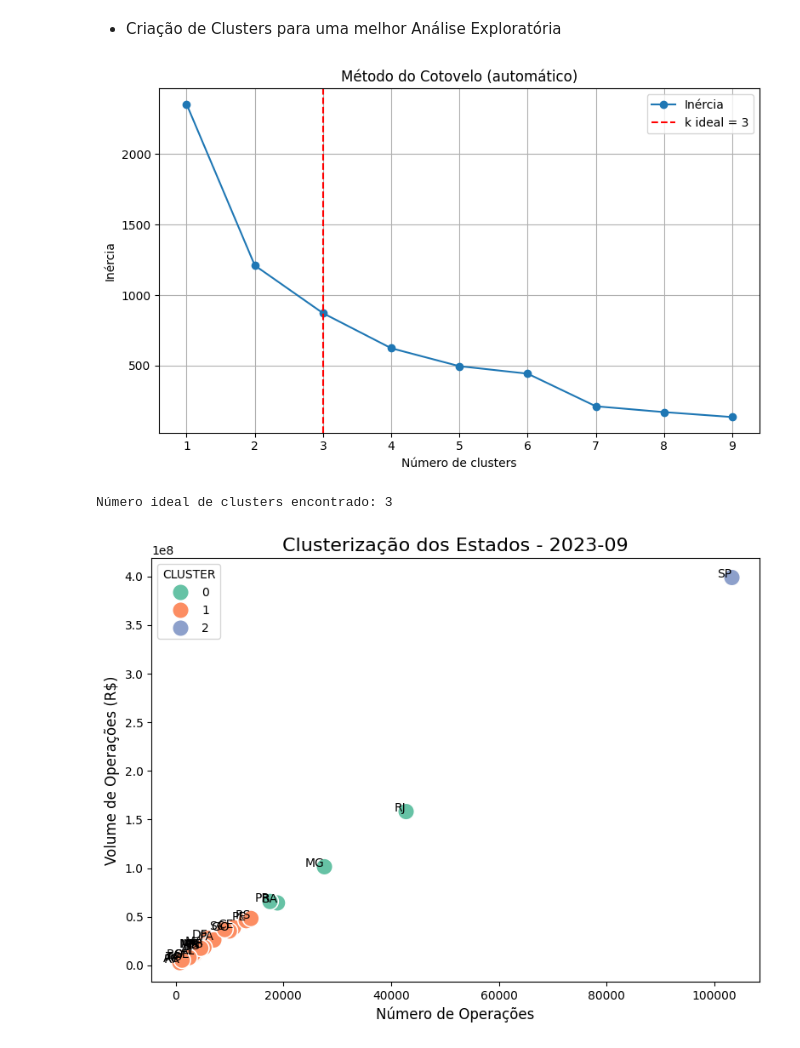
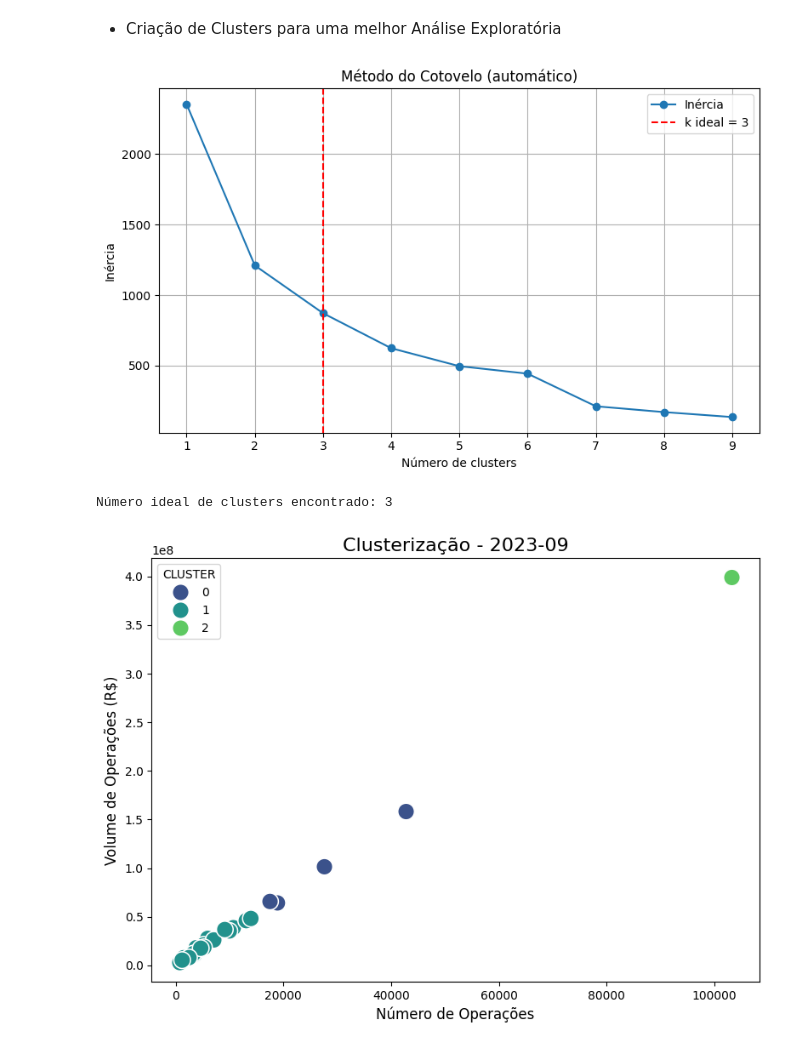
Before and after one commit to rafaelporfiriobarros/desenrola_brasil, a Jupyter notebook: notebooks/eda.ipynb, the cells around one changed output. Saved outputs shown, nothing was run; the diff lists cells and outputs as text; code cells hidden in the pictures.

Commit message:
produzindo eda dos clusters

```diff
--- a/notebooks/eda.ipynb
+++ b/notebooks/eda.ipynb
@@ -415,42 +416,47 @@ for mes in df_grouped['MES'].unique():
     kmeans = KMeans(n_clusters=k, random_state=42)
     dados_mes['CLUSTER'] = kmeans.fit_predict(X_scaled)
 
     todos_clusters.append(dados_mes)
 
 # Juntar todos os meses
 df_clusterizado = pd.concat(todos_clusters)
 
+import seaborn as sns
+
 # Visualizar um mês específico (ex: setembro de 2023)
 mes_escolhido = '2023-09'
 dados_plot = df_clusterizado[df_clusterizado['MES'] == mes_escolhido]
 
 plt.figure(figsize=(8, 6))
 
+# Paleta viridis com número de clusters
+palette_viridis = sns.color_palette("viridis", k)
+
 sns.scatterplot(
     data=dados_plot,
     x='NUMERO_OPERACOES',
     y='VOLUME_OPERACOES',
     hue='CLUSTER',
-    palette='Set2',
+    palette=palette_viridis,
     s=200
 )
 
-# Adicionar nomes das UFs nos pontos
-for i in range(dados_plot.shape[0]):
-    plt.text(
-        dados_plot['NUMERO_OPERACOES'].iloc[i],
-        dados_plot['VOLUME_OPERACOES'].iloc[i],
-        dados_plot['UNIDADE_FEDERACAO'].iloc[i],
-        fontsize=10,
-        ha='right'
-    )
+# Adicionar nomes das UFs nos pontos (opcional, descomentando abaixo)
+# for i in range(dados_plot.shape[0]):
+#     plt.text(
+#         dados_plot['NUMERO_OPERACOES'].iloc[i],
+#         dados_plot['VOLUME_OPERACOES'].iloc[i],
+#         dados_plot['UNIDADE_FEDERACAO'].iloc[i],
+#         fontsize=10,
+#         ha='right'
+#     )
 
-plt.title(f'Clusterização dos Estados - {mes_escolhido}', fontsize=16)
+plt.title(f'Clusterização - {mes_escolhido}', fontsize=16)
 plt.xlabel('Número de Operações', fontsize=12)
 plt.ylabel('Volume de Operações (R$)', fontsize=12)
 plt.tight_layout()
 plt.show()
 # %% [output]
 [figure]
 Número ideal de clusters encontrado: 3
-[figure, old version]
+[figure, new version]
```
Also changed, not shown: parts of 14 cells of this notebook.
